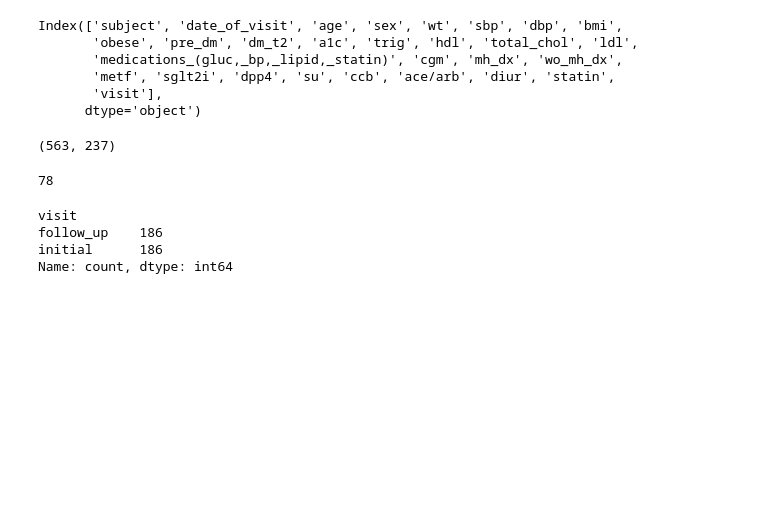
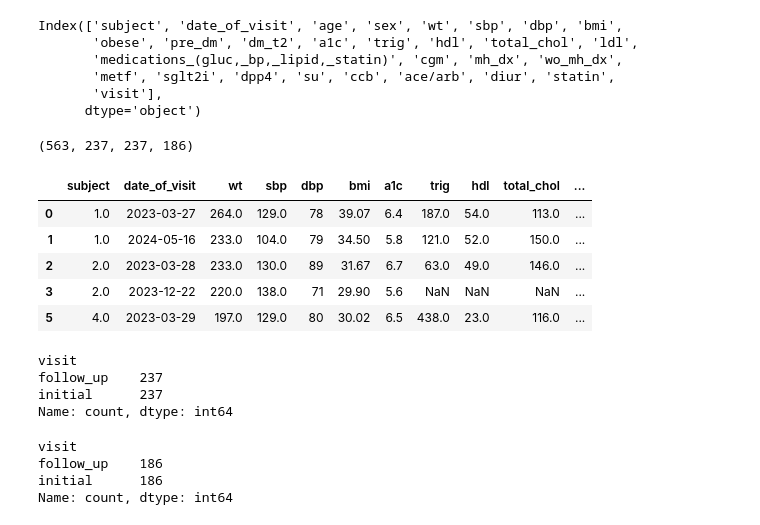
Before and after one commit to benqb007/DB, a Jupyter notebook: DB_Research.ipynb, the cells around one changed output. Saved outputs shown, nothing was run; the diff lists cells and outputs as text; code cells hidden in the pictures; blank space fills up the shorter version.

```diff
--- a/DB_Research.ipynb
+++ b/DB_Research.ipynb
@@ -384,17 +392,38 @@ df['blood_pressure_c'] = pd.to_numeric(df['blood_pressure_c'], errors='coerce')
 df['body_type_c'] = pd.to_numeric(df['body_type_c'], errors='coerce')
 df['db_multi_c'] = pd.to_numeric(df['db_multi_c'], errors='coerce')
 df['db_bin_c'] = pd.to_numeric(df['db_bin_c'], errors='coerce')
-# %%
-df_follow = df[df['visit'] == 'follow_up']
-df_init = df[df['visit'] == 'initial']
-df_init.subject.nunique(), df_follow.subject.nunique()
-# %% [output]
-(563, 237)
-# %%
-# check how many subjects will be removed due to bmi < 29
-df_init.query('bmi < 29').subject.nunique()
-# %% [output]
-78
+# %%
+# Filter for initial and follow-up visits
+df_follow = df[df['visit'] == 'follow_up']
+df_init = df[df['visit'] == 'initial']
+
+# Get unique counts of subjects in initial and follow-up visits
+initial_unique_subjects = df_init['subject'].nunique()
+follow_up_unique_subjects = df_follow['subject'].nunique()
+
+# Find how many subjects in initial visits are also in follow-up visits
+common_subjects_set = set(df_init['subject']).intersection(set(df_follow['subject']))
+common_subjects = len(common_subjects_set)
+
+# Filter initial visits for these common subjects
+df_init_common = df_init[df_init['subject'].isin(common_subjects_set)]
+
+# Find how many of these individuals had an initial BMI >= 30
+bmi_30_or_more = df_init_common[df_init_common['bmi'] >= 30]
+
+# Get the subjects with BMI >= 30
+bmi_30_or_more_subjects = set(bmi_30_or_more['subject'])
+
+# Filter the follow-up visits for subjects with initial BMI >= 30
+df_follow_bmi_30_or_more = df_follow[df_follow['subject'].isin(bmi_30_or_more_subjects)]
+
+# Get the count of unique individuals with BMI >= 30 and a follow-up visit
+follow_up_bmi_30_or_more_count = df_follow_bmi_30_or_more['subject'].nunique()
+
+# Display the results
+initial_unique_subjects, follow_up_unique_subjects, common_subjects, follow_up_bmi_30_or_more_count
+# %% [output]
+(563, 237, 237, 186)
 # %%
 # create function for research questions
 
@@ -421,6 +450,31 @@ def create_research_df(df):
 
 # Apply the function to the original data
 df_research = create_research_df(df)
+# %%
+# Filter for initial and follow-up visits
+df_follow = df[df['visit'] == 'follow_up']
+df_init = df[df['visit'] == 'initial']
+
+# Find common subjects who have both an initial and follow-up visit
+common_subjects = set(df_init['subject']).intersection(set(df_follow['subject']))
+
+# Filter the original dataframe to keep only subjects who have both initial and follow-up visits
+df_full = df[df['subject'].isin(common_subjects)]
+df_full.head()
+# %% [output]
+|  | subject | date_of_visit | wt | sbp | dbp | bmi | a1c | trig | hdl | total_chol | ... |
+| 0 | 1.0 | 2023-03-27 | 264.0 | 129.0 | 78 | 39.07 | 6.4 | 187.0 | 54.0 | 113.0 | ... |
+| 1 | 1.0 | 2024-05-16 | 233.0 | 104.0 | 79 | 34.50 | 5.8 | 121.0 | 52.0 | 150.0 | ... |
+| 2 | 2.0 | 2023-03-28 | 233.0 | 130.0 | 89 | 31.67 | 6.7 | 63.0 | 49.0 | 146.0 | ... |
+| 3 | 2.0 | 2023-12-22 | 220.0 | 138.0 | 71 | 29.90 | 5.6 | NaN | NaN | NaN | ... |
+| 5 | 4.0 | 2023-03-29 | 197.0 | 129.0 | 80 | 30.02 | 6.5 | 438.0 | 23.0 | 116.0 | ... |
+# %%
+df_full.value_counts('visit')
+# %% [output]
+visit
+follow_up    237
+initial      237
+Name: count, dtype: int64
 # %%
 df_research.value_counts('visit')
 # %% [output]
```
Also changed, not shown: parts of 8 cells of this notebook, 10 other files.
